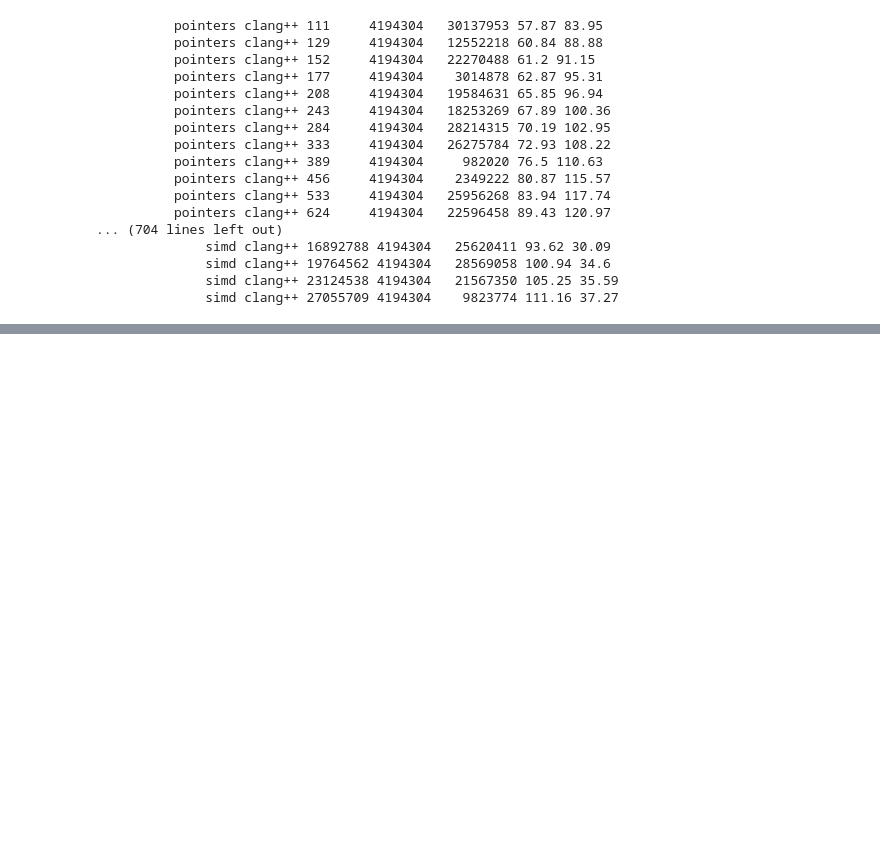
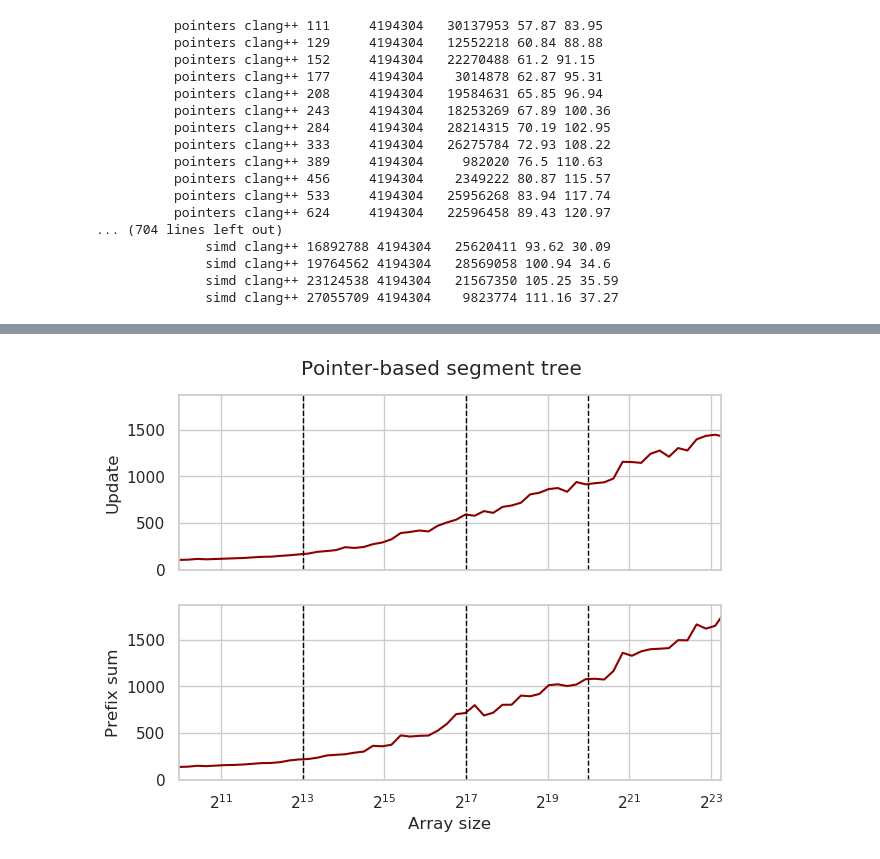
Before and after one commit to sslotin/amh-code, a Jupyter notebook: segtree/plot.ipynb, the cells around one changed output, grey strips where cells are left out. Drawn from its saved outputs; the diff is of its cells as text; code cells hidden in the pictures; blank space fills up the shorter version.

Commit message:
segtree plots

```diff
--- a/segtree/plot.ipynb
+++ b/segtree/plot.ipynb
@@ -54,5 +54,5 @@ for source in sources:
               simd clang++ 23124538 4194304   21567350 105.25 35.59
               simd clang++ 27055709 4194304    9823774 111.16 37.27
 # %%
-simd8 = [bench('simd', n=n, q=2**22) for n in ns]
+simd64 = [bench('simd', n=n, q=2**22) for n in ns]
 # %% [output]
@@ -81,41 +77,11 @@ dict_keys(['pointers', 'topdown-recursive', 'topdown-iterative', 'fenwick', 'fen
 results['simd8'] = simd8
 results['simd32'] = simd32
 results['simd64'] = simd64
+# %%
+
+results['simd64'] = simd64
 # %%
 import pickle
 
 with open('results.pkl', 'wb') as file:
     pickle.dump(results, file)
-# %%
-def plot(title=None, ylabel=None, path=None, ch=None, legend=True, ylim=None):
-    if ch:
-        lines = [
-            (2**13, "32K"),
-            (2**17, "512K"),
-            (2**20, "4M"),
-        ]
-
-        for x, t in lines:
-            plt.text(x * 1.2, ch, t)
-            plt.axvline(x=x, color='black', linestyle='--')
-
-    plt.xscale('log', basex=2)
-    plt.xlabel('Array size')
-
-    if ylabel:
-        plt.ylabel(ylabel)
-
-    if title:
-        plt.title(title, pad=12)
-
-    if legend:
-        plt.legend(loc='best')
-
-    plt.ylim(bottom=0, top=ylim)
-    plt.margins(0)
-
-    if path:
-        fig = plt.gcf()
-        fig.savefig(path)
-
-    plt.show()
@@ -121,0 +135,6 @@ def plot(title=None, ylabel=None, path=None, ch=None, legend=True, ylim=None):
+# %%
+plot('segtree-pointers.svg', "Pointer-based segment tree", [
+    ('pointers', 'darkred', 'Pointer-based segment tree'),
+])
+# %% [output]
+[figure, added]
```
Also changed, not shown: parts of 14 cells of this notebook, 1 other file.
